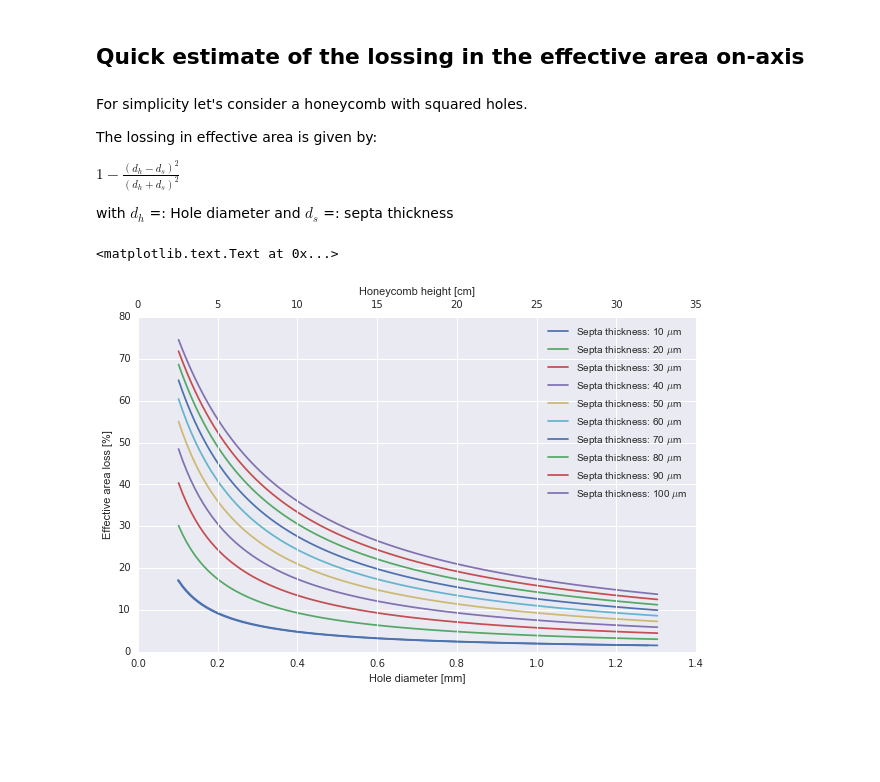
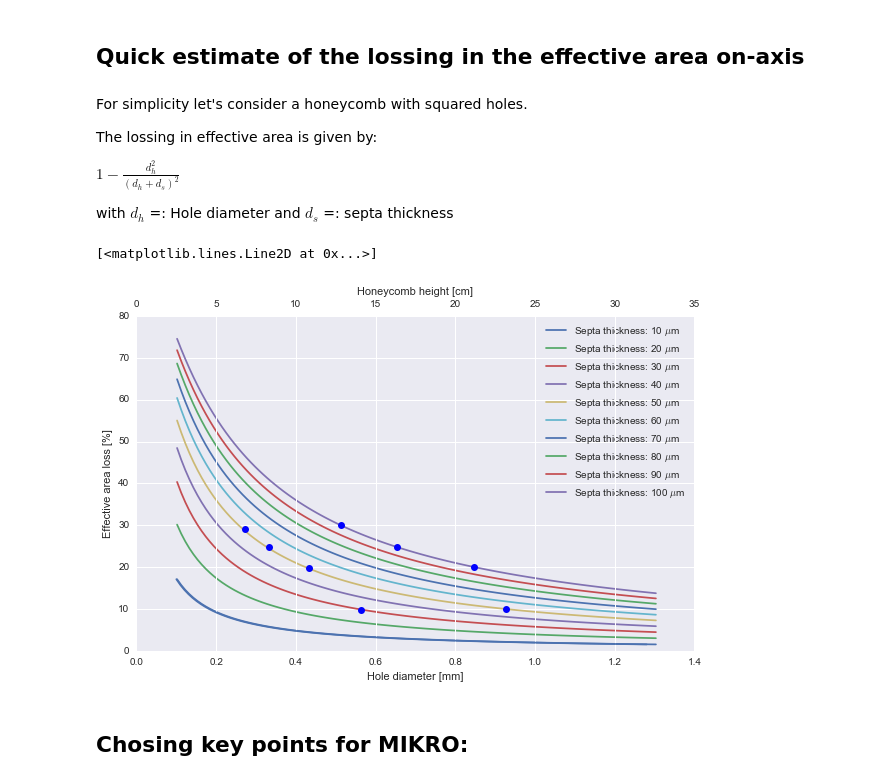
Before and after one commit to pymilo/notebooks, a Jupyter notebook: Dimensions_FOXSI_Collimator.ipynb, the cells around one changed output. Drawn from its saved outputs; the diff is of its cells as text; code cells hidden in the pictures; blank space fills up the shorter version.

Commit message:
chosing points for MIKRO

```diff
--- a/Dimensions_FOXSI_Collimator.ipynb
+++ b/Dimensions_FOXSI_Collimator.ipynb
@@ -52,28 +53,63 @@ For simplicity let's consider a honeycomb with squared holes.
 
 The lossing in effective area is given by:
 
-$1 - \frac{(d_h - d_s)^2}{(d_h+d_s)^2}$
+$1 - \frac{d_h^2}{(d_h+d_s)^2}$
 
 with $d_h$ =: Hole diameter and $d_s$ =: septa thickness
 # %%
 dh = 10*d
 ds = np.linspace(0.01, 0.1, num=10) # Septa thickness [in microns]
 
 loss = []
 for i in range (0,len(ds)):
     loss.append( 1 - (dh)**2 / (dh + ds[i])**2 )
-
 
 f1, ax1 = plt.subplots(figsize=(10,6))
 ax2 = ax1.twiny()
 ax2.plot(h, loss[0]*100, label='Septa thickness: %d $\mu$m'%(1e3*ds[i]))
 ax2.set_xlabel('Honeycomb height [cm]')
 
 for i in range (0,len(ds)):
     ax1.plot(dh, loss[i]*100, label='Septa thickness: %d $\mu$m'%(1e3*ds[i]))
 ax1.legend(loc='best')
 ax1.set_xlabel('Hole diameter [mm]')
 ax1.set_ylabel('Effective area loss [%]')
+
+
+'''Chosing some points for MIKRO'''
+
+qx = np.empty(8)
+qy = np.empty(8)
+qh = np.empty(8)
+
+# 100 micron septal thickness:
+qy[0] = 100*loss[-1][73] #20%
+qy[1] = 100*loss[-1][54] #25%
+qy[2] = 100*loss[-1][40] #30%
+
+qx[0], qh[0] = dh[73], h[73+1] #20%
+qx[1], qh[1] = dh[54], h[54+1] #25%
+qx[2], qh[2] = dh[40], h[40+1] #30%
+
+
+# 50 micron septal thickness:
+qy[3] = 100*loss[-6][81] #10%
+qy[4] = 100*loss[-6][32] #20%
+qy[5] = 100*loss[-6][22] #25%
+qy[6] = 100*loss[-6][16] #30%
+
+qx[3], qh[3] = dh[81], h[81+1] #10%
+qx[4], qh[4] = dh[32], h[32+1] #20%
+qx[5], qh[5] = dh[22], h[22+1] #25%
+qx[6], qh[6] = dh[16], h[16+1] #30%
+
+# 30 micron septal thickness:
+qy[7] = 100*loss[2][45] #10%
+qx[7], qh[7] = dh[45], h[45+1] #10%
+
+ax2.plot(qh, qy,'bo')
 # %% [output]
-<matplotlib.text.Text at 0x...>
+[<matplotlib.lines.Line2D at 0x...>]
-[figure, old version]
+[figure, new version]
+# %% [markdown]
+## Chosing key points for MIKRO:
```
Also changed, not shown: parts of 3 cells of this notebook, 1 other file.
